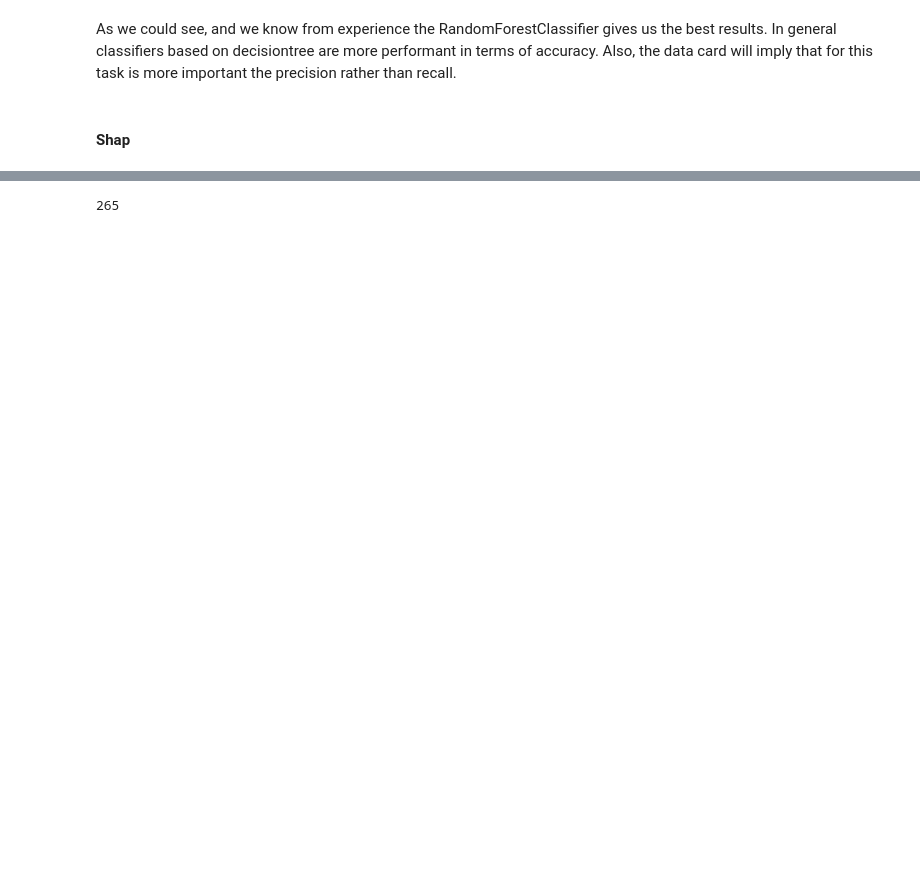
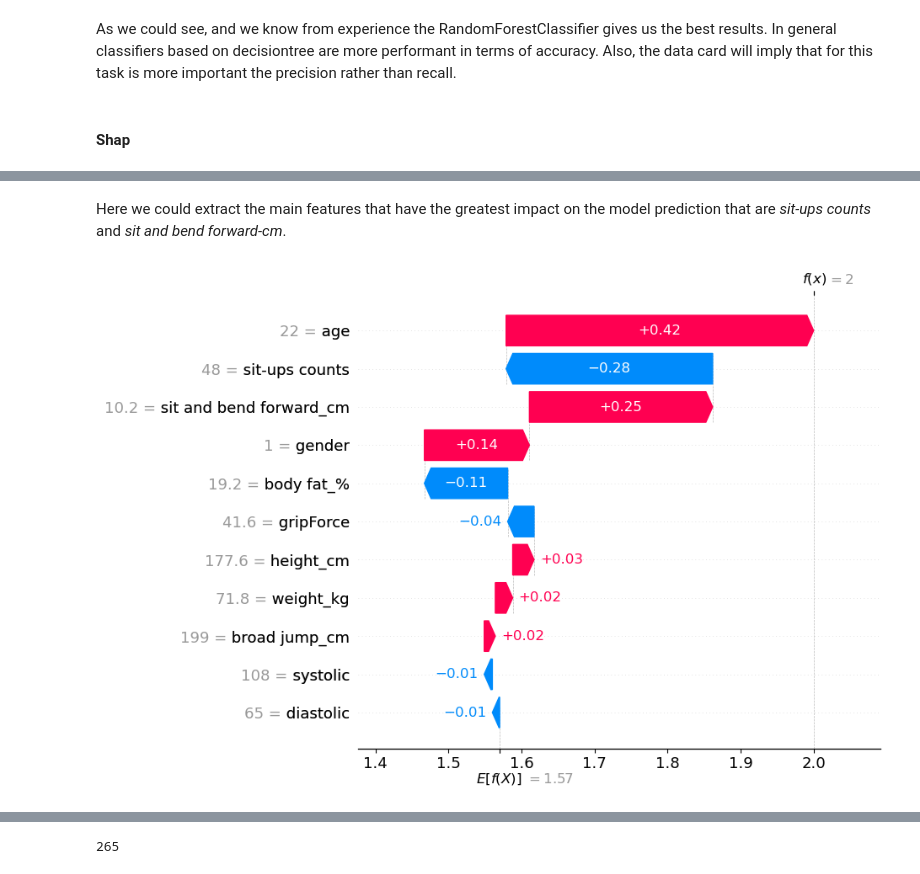
Before and after one commit to its-mario/Sigmoid-Mentoring, a Jupyter notebook: 18_model_interpretation.ipynb, the cells around one changed output, grey strips where cells are left out. Cells and saved outputs as stored; diff of their text form; code cells hidden in the pictures; blank space fills up the shorter version.

Commit message:
finished model_interpretation

```diff
--- a/18_model_interpretation.ipynb
+++ b/18_model_interpretation.ipynb
@@ -380,2 +386,6 @@ As we could see, and we know from experience the RandomForestClassifier gives us
+# %% [markdown]
+Here we could extract the main features that have the greatest impact on the model prediction that are *sit-ups counts* and *sit and bend forward-cm*.
 # %%
-# shap.plots.waterfall(shap_values[0], max_display=14)
+shap.plots.waterfall(shap_values[0], max_display=14)
+# %% [output]
+[figure, added]
```
Also changed, not shown: parts of 19 cells of this notebook.
